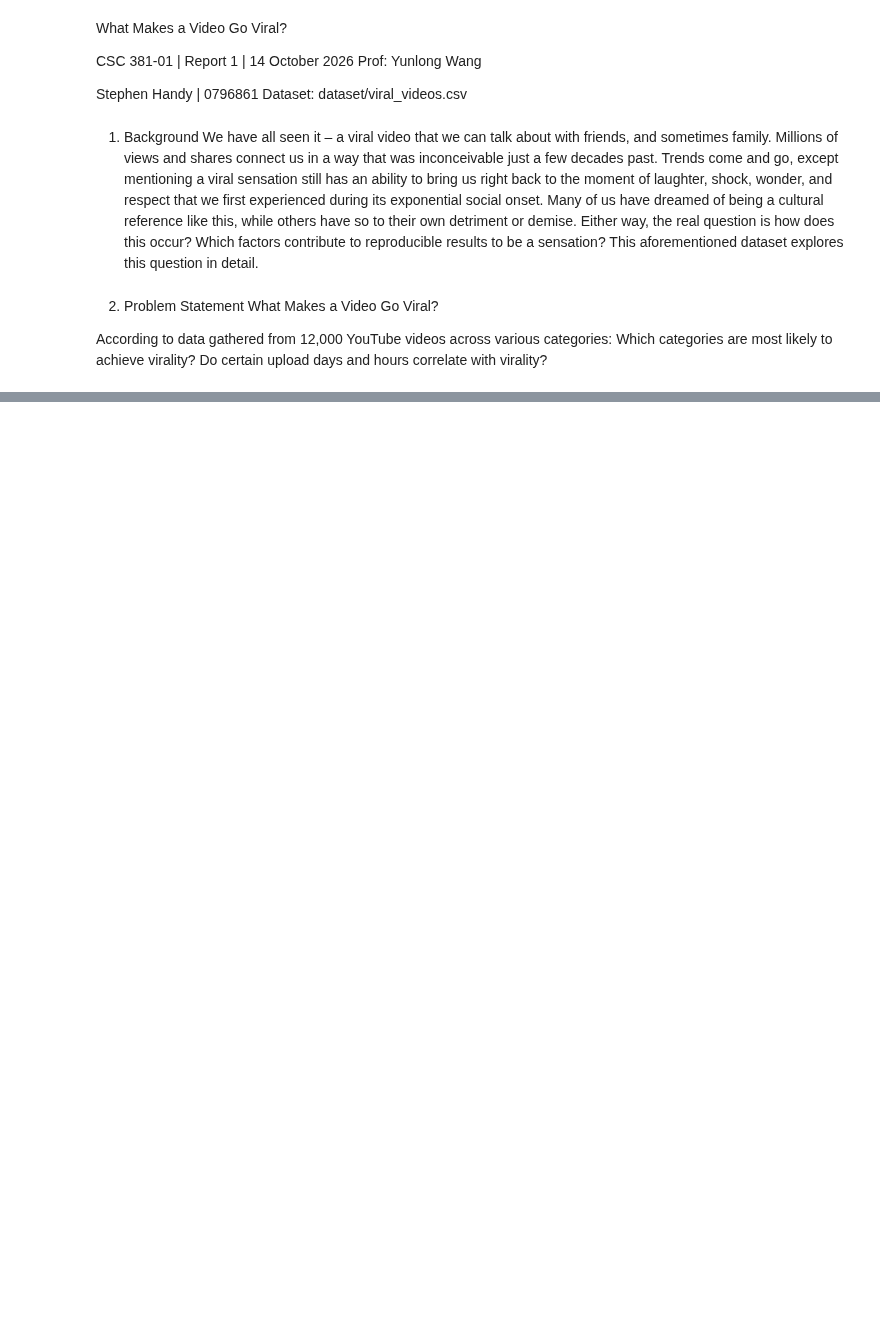
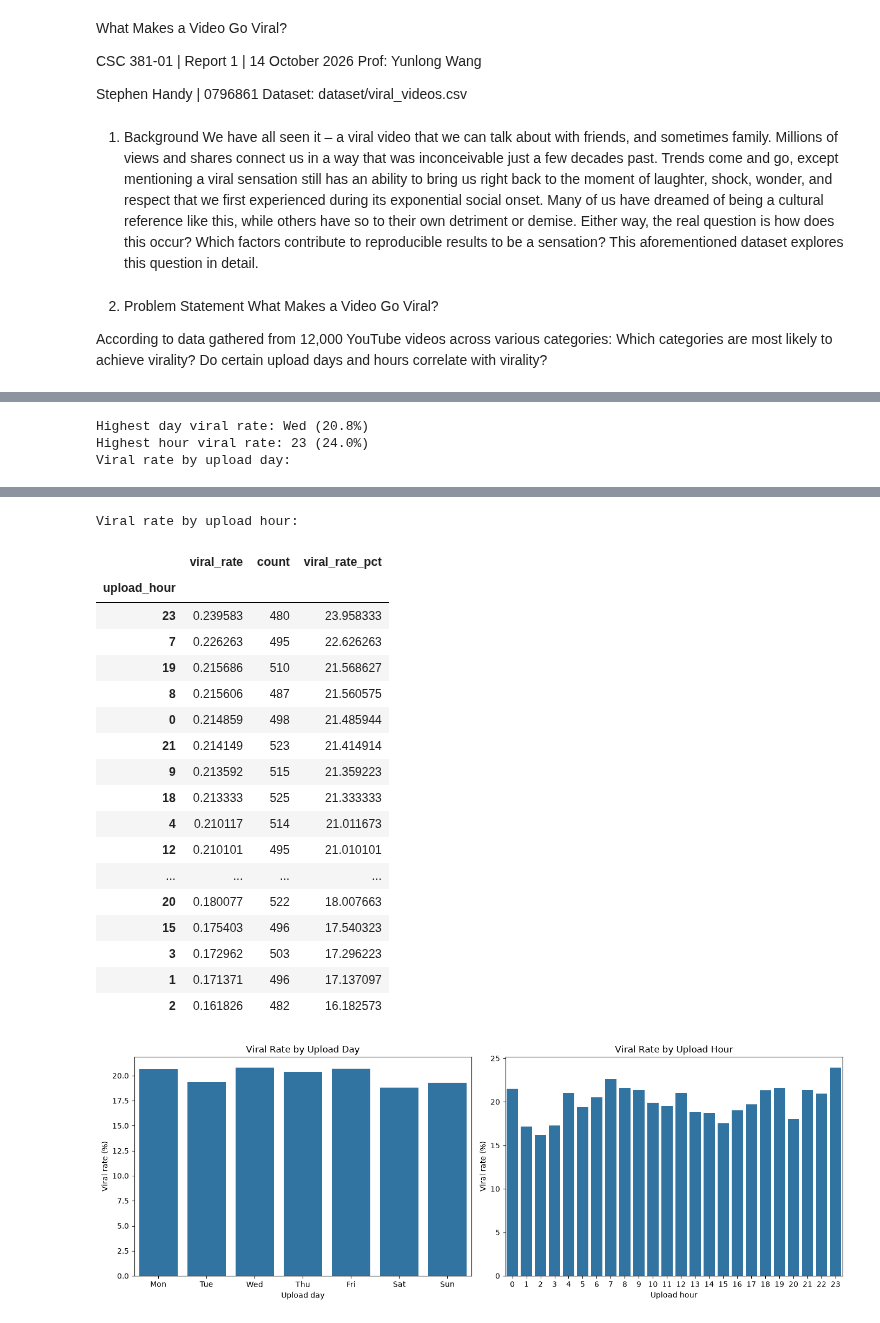
Before and after one commit to K1ngHandy/CSC381, a Jupyter notebook: hw/report_1/report_1.ipynb, the cells around one changed output, grey strips where cells are left out. Saved outputs shown, nothing was run; the diff lists cells and outputs as text; code cells hidden in the pictures; blank space fills up the shorter version.

```diff
--- a/hw/report_1/report_1.ipynb
+++ b/hw/report_1/report_1.ipynb
@@ -85,0 +110,60 @@ plt.show()
+# %%
+day_rate = (
+    df.groupby("upload_day", observed=True)["viral"]
+    .agg(["mean", "count"])
+    .rename(columns={"mean": "viral_rate"})
+)
+
+hour_rate = (
+    df.groupby("upload_hour")["viral"]
+    .agg(["mean", "count"])
+    .rename(columns={"mean": "viral_rate"})
+)
+
+day_rate["viral_rate_pct"] = day_rate["viral_rate"] * 100
+hour_rate["viral_rate_pct"] = hour_rate["viral_rate"] * 100
+
+print("Highest day viral rate:",
+    day_rate["viral_rate"].idxmax(),
+    f"({day_rate['viral_rate'].max() * 100:.1f}%)"
+)
+
+print("Highest hour viral rate:",
+    hour_rate["viral_rate"].idxmax(),
+    f"({hour_rate['viral_rate'].max() * 100:.1f}%)"
+)
+
+print("Viral rate by upload day:")
+display(day_rate.sort_values("viral_rate", ascending=False))
+
+print("Viral rate by upload hour:")
+display(hour_rate.sort_values("viral_rate", ascending=False))
+
+fig, axes = plt.subplots(1, 2, figsize=(14, 5))
+
+sns.barplot(
+    data=day_rate.reset_index(),
+    x="upload_day",
+    y="viral_rate_pct",
+    ax=axes[0]
+)
+axes[0].set_title("Viral Rate by Upload Day")
+axes[0].set_xlabel("Upload day")
+axes[0].set_ylabel("Viral rate (%)")
+
+sns.barplot(
+    data=hour_rate.reset_index(),
+    x="upload_hour",
+    y="viral_rate_pct",
+    ax=axes[1]
+)
+axes[1].set_title("Viral Rate by Upload Hour")
+axes[1].set_xlabel("Upload hour")
+axes[1].set_ylabel("Viral rate (%)")
+
+plt.tight_layout()
+plt.show()
+# %% [output]
+Highest day viral rate: Wed (20.8%)
+Highest hour viral rate: 23 (24.0%)
+Viral rate by upload day:
@@ -85,0 +179,20 @@ plt.show()
+Viral rate by upload hour:
+|  | viral_rate | count | viral_rate_pct |
+| upload_hour |  |  |  |
+| 23 | 0.239583 | 480 | 23.958333 |
+| 7 | 0.226263 | 495 | 22.626263 |
+| 19 | 0.215686 | 510 | 21.568627 |
+| 8 | 0.215606 | 487 | 21.560575 |
+| 0 | 0.214859 | 498 | 21.485944 |
+| 21 | 0.214149 | 523 | 21.414914 |
+| 9 | 0.213592 | 515 | 21.359223 |
+| 18 | 0.213333 | 525 | 21.333333 |
+| 4 | 0.210117 | 514 | 21.011673 |
+| 12 | 0.210101 | 495 | 21.010101 |
+| ... | ... | ... | ... |
+| 20 | 0.180077 | 522 | 18.007663 |
+| 15 | 0.175403 | 496 | 17.540323 |
+| 3 | 0.172962 | 503 | 17.296223 |
+| 1 | 0.171371 | 496 | 17.137097 |
+| 2 | 0.161826 | 482 | 16.182573 |
+[figure, added]
```
Also changed, not shown: parts of 9 cells of this notebook.
